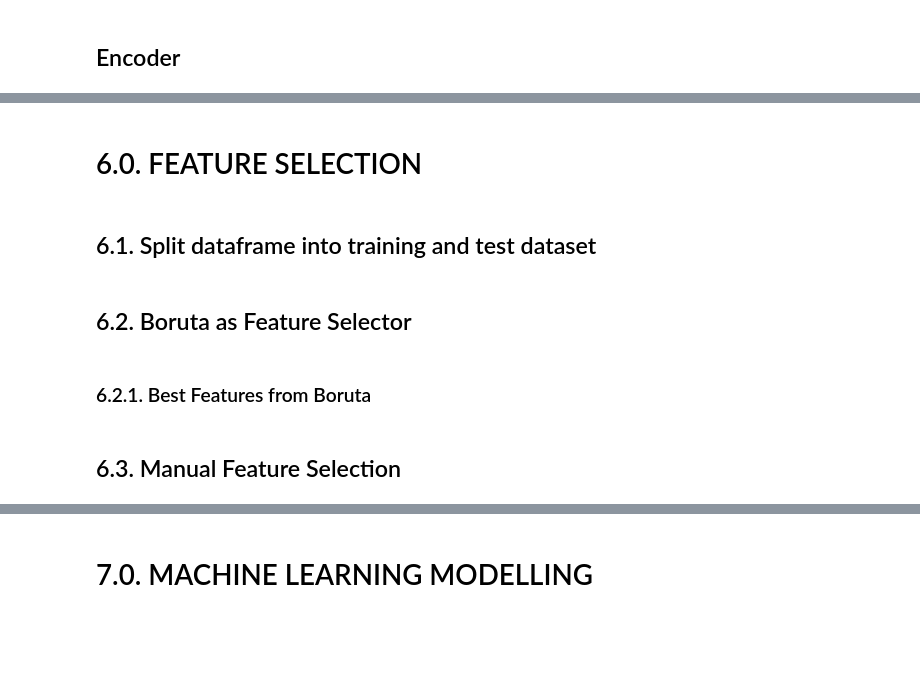
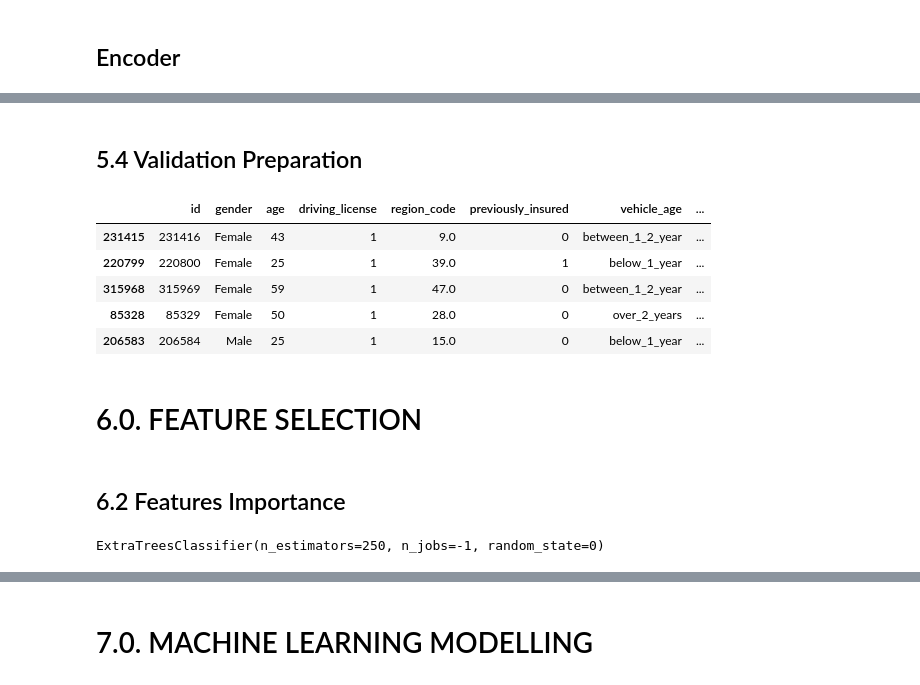
Before and after one commit to ThiagoBorgesLima/health_insurance, a Jupyter notebook: notebooks/mdfl_health_insurance_cross_sell.ipynb, the cells around one changed output, grey strips where cells are left out. Drawn from its saved outputs; the diff is of its cells as text; code cells hidden in the pictures; blank space fills up the shorter version.

```diff
--- a/notebooks/mdfl_health_insurance_cross_sell.ipynb
+++ b/notebooks/mdfl_health_insurance_cross_sell.ipynb
@@ -378,0 +371,11 @@ df5.loc[:, 'policy_sales_channel'] = df5['policy_sales_channel'].map( fe_policy_
+# %% [markdown]
+## 5.4 Validation Preparation
+# %%
+x_val.head()
+# %% [output]
+|  | id | gender | age | driving_license | region_code | previously_insured | vehicle_age | ... |
+| 231415 | 231416 | Female | 43 | 1 | 9.0 | 0 | between_1_2_year | ... |
+| 220799 | 220800 | Female | 25 | 1 | 39.0 | 1 | below_1_year | ... |
+| 315968 | 315969 | Female | 59 | 1 | 47.0 | 0 | between_1_2_year | ... |
+| 85328 | 85329 | Female | 50 | 1 | 28.0 | 0 | over_2_years | ... |
+| 206583 | 206584 | Male | 25 | 1 | 15.0 | 0 | below_1_year | ... |
@@ -379,10 +406,14 @@ df5.loc[:, 'policy_sales_channel'] = df5['policy_sales_channel'].map( fe_policy_
 # %% [markdown]
 # 6.0. FEATURE SELECTION
-# %% [markdown]
-## 6.1. Split dataframe into training and test dataset
 # %% [markdown]
-## 6.2. Boruta as Feature Selector
+## 6.2 Features Importance
-# %% [markdown]
-### 6.2.1. Best Features from Boruta
-# %% [markdown]
-## 6.3. Manual Feature Selection
+# %%
+# model definition
+forest = en.ExtraTreesClassifier( n_estimators=250, random_state=0, n_jobs=-1 )
+
+# data preaparation
+x_train_n = df5.drop( ['id', 'response'], axis=1 )
+y_train_n = y_train.values
+forest.fit( x_train_n, y_train_n )
+# %% [output]
+ExtraTreesClassifier(n_estimators=250, n_jobs=-1, random_state=0)
```
Also changed, not shown: parts of 29 cells of this notebook.
